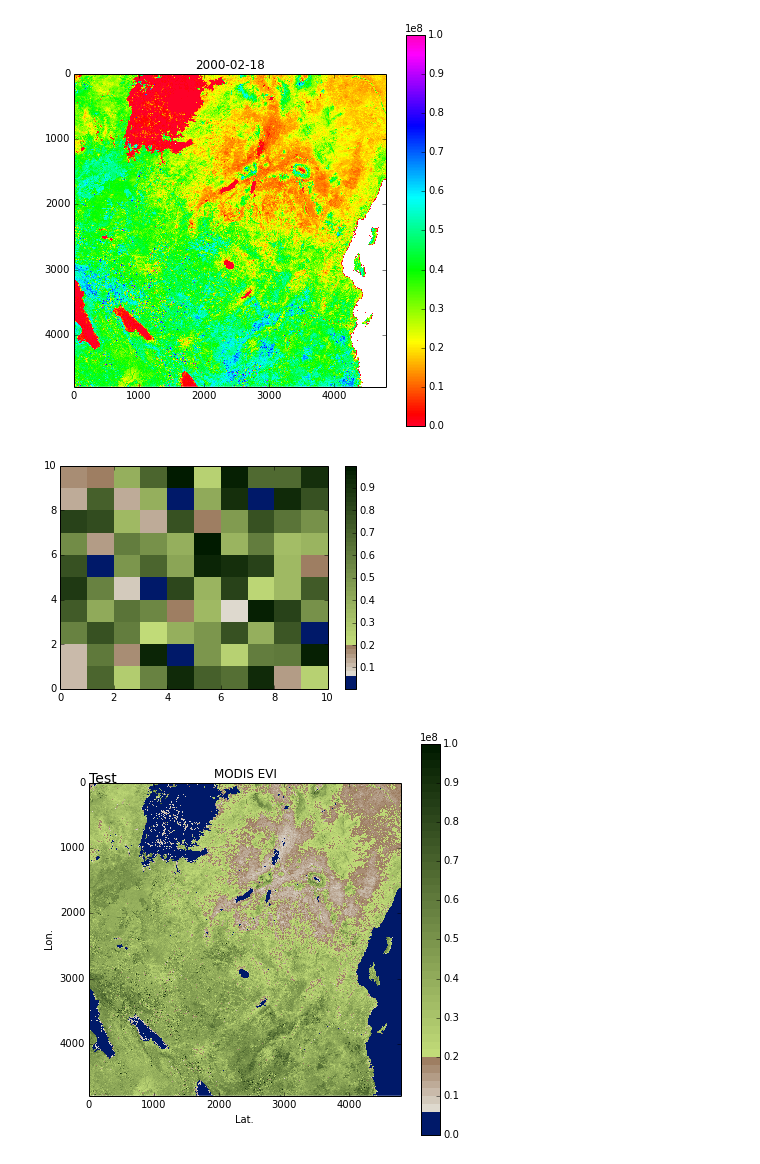
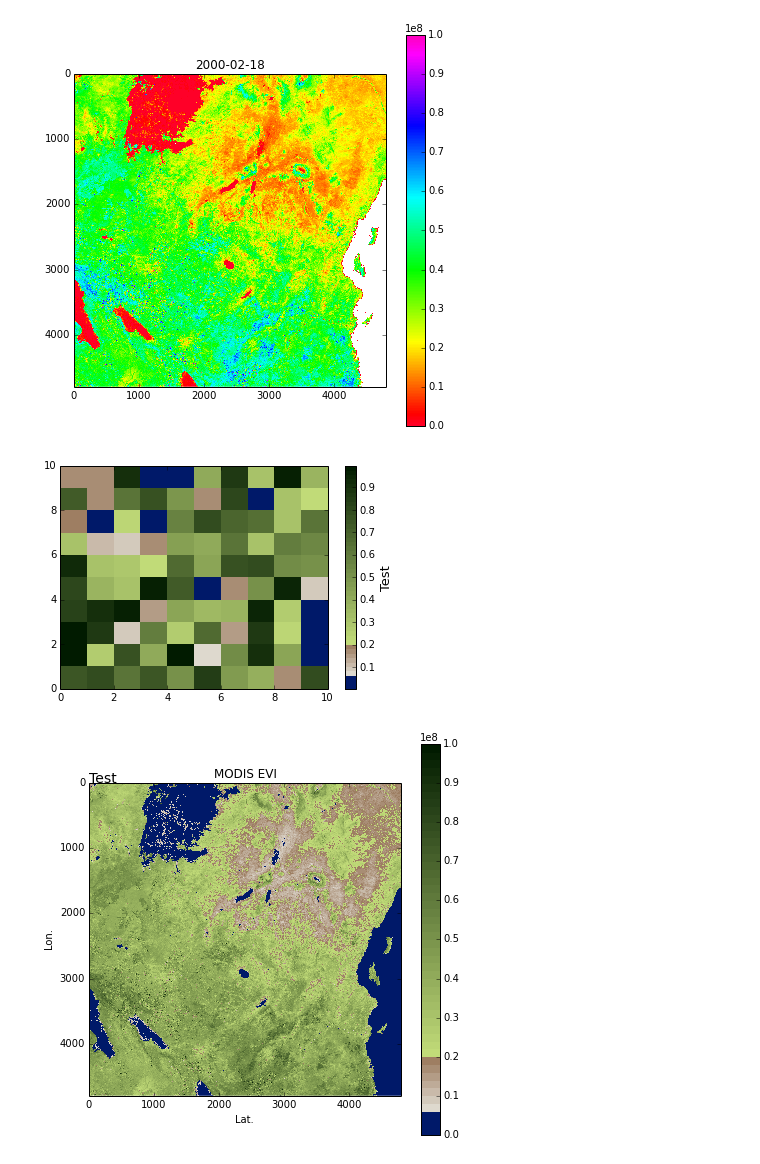
Before and after one commit to benlaken/Nbks, a Jupyter notebook: Veg_work.ipynb, the cells around one changed output. Drawn from its saved outputs; the diff is of its cells as text; code cells hidden in the pictures.

```diff
--- a/Veg_work.ipynb
+++ b/Veg_work.ipynb
@@ -215,35 +242,36 @@ import numpy as np
 import matplotlib.pyplot as plt
 import matplotlib.colors as mcolors
 
 
 def make_colormap(seq):
     """Return a LinearSegmentedColormap
     seq: a sequence of floats and RGB-tuples. The floats should be increasing
     and in the interval (0,1).
     """
     seq = [(None,) * 3, 0.0] + list(seq) + [1.0, (None,) * 3]
     cdict = {'red': [], 'green': [], 'blue': []}
     for i, item in enumerate(seq):
         if isinstance(item, float):
             r1, g1, b1 = seq[i - 1]
             r2, g2, b2 = seq[i + 1]
             cdict['red'].append([item, r1, r2])
             cdict['green'].append([item, g1, g2])
             cdict['blue'].append([item, b1, b2])
     return mcolors.LinearSegmentedColormap('CustomMap', cdict, 50)
 
 
 c = mcolors.ColorConverter().to_rgb
 nasa_evi_cm = make_colormap(
     [c('#001969'), 0.05, c('#E4E1D8'), c('#957254'), 0.2, c('#C2DC79'), c('#011B00')])
 N = 1000
 array_dg = np.random.uniform(0, 10, size=(N, 2))
 colors = np.random.uniform(0, 1, size=(N,))
 plt.pcolor(np.random.rand(10,10), cmap=nasa_evi_cm)
-plt.colorbar()
+cbar = colorbar()
+cbar.set_label('Test',fontsize='13')
 plt.show()
 # %% [output]
-[figure, old version]
+[figure, new version]
 # %%
 fig = plt.figure(figsize=(7, 7))  # Set up plot
 ax1 = fig.add_subplot(111)
```
Also changed, not shown: parts of 4 cells of this notebook.
